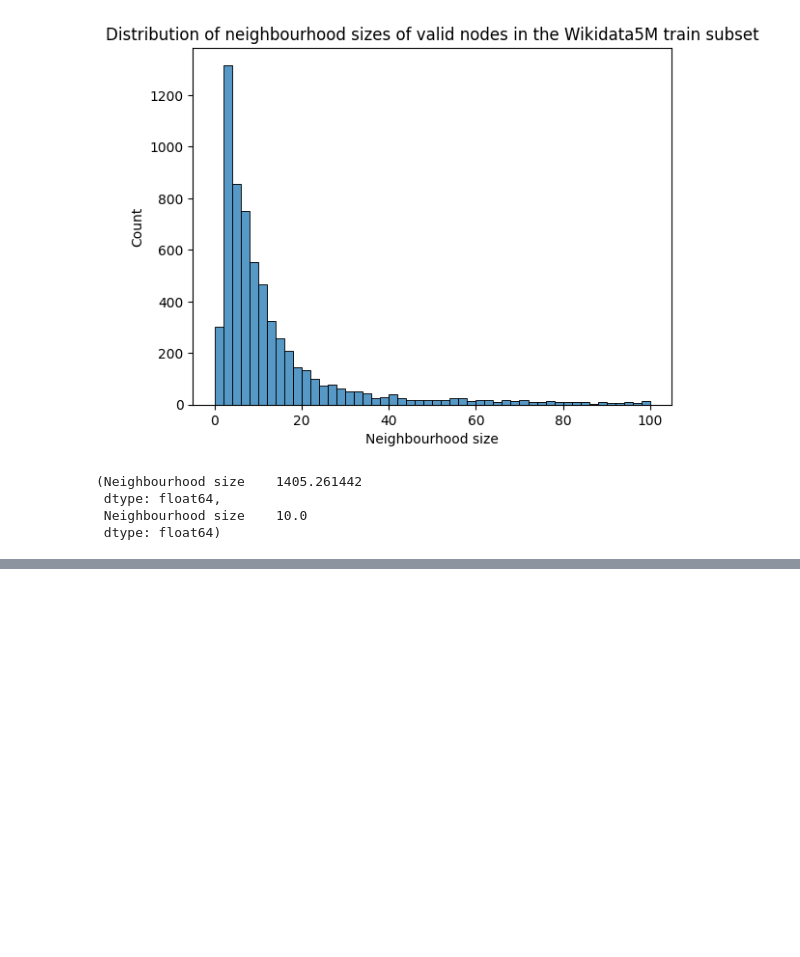
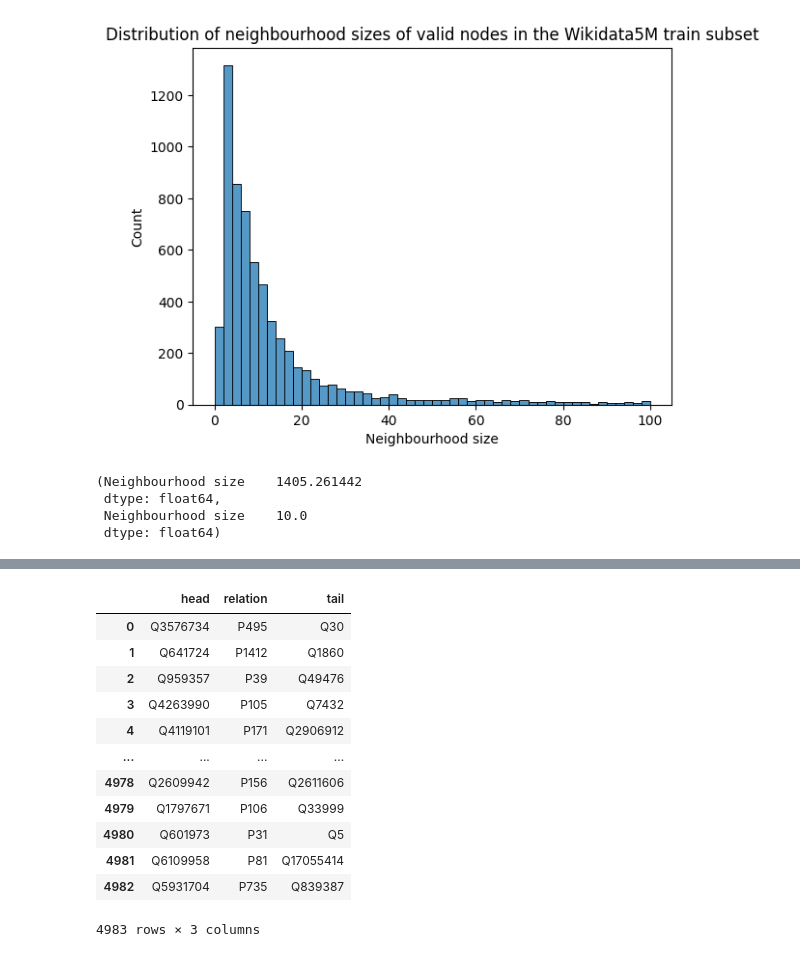
Before and after one commit to screemix/kgc-t5-with-neighbors, a Jupyter notebook: data-preparation/eda.ipynb, the cells around one changed output, grey strips where cells are left out. Drawn from its saved outputs; the diff is of its cells as text; code cells hidden in the pictures; blank space fills up the shorter version.

```diff
--- a/data-preparation/eda.ipynb
+++ b/data-preparation/eda.ipynb
@@ -183,0 +209,16 @@ temp_df.mean(), temp_df.median()
+# %%
+filter_only_train_entities(valid, train)
+# %% [output]
+|  | head | relation | tail |
+| 0 | Q3576734 | P495 | Q30 |
+| 1 | Q641724 | P1412 | Q1860 |
+| 2 | Q959357 | P39 | Q49476 |
+| 3 | Q4263990 | P105 | Q7432 |
+| 4 | Q4119101 | P171 | Q2906912 |
+| ... | ... | ... | ... |
+| 4978 | Q2609942 | P156 | Q2611606 |
+| 4979 | Q1797671 | P106 | Q33999 |
+| 4980 | Q601973 | P31 | Q5 |
+| 4981 | Q6109958 | P81 | Q17055414 |
+| 4982 | Q5931704 | P735 | Q839387 |
+4983 rows × 3 columns
```
Also changed, not shown: parts of 4 cells of this notebook.
